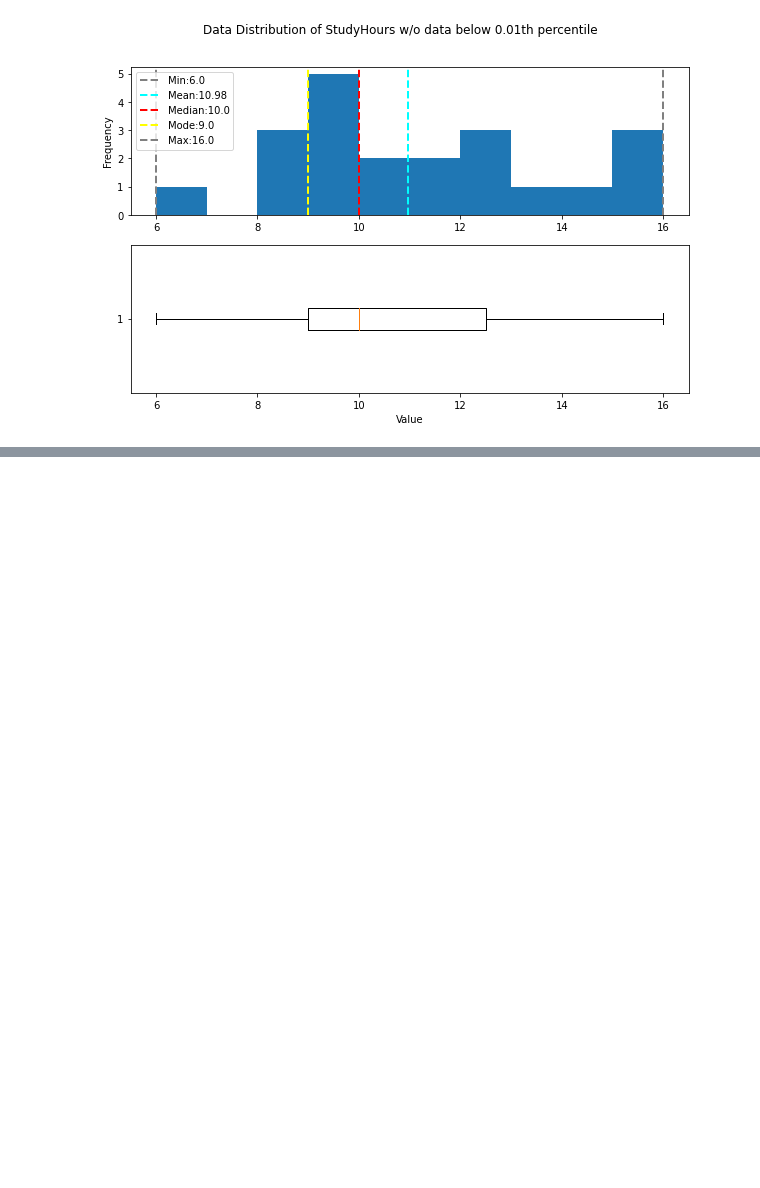
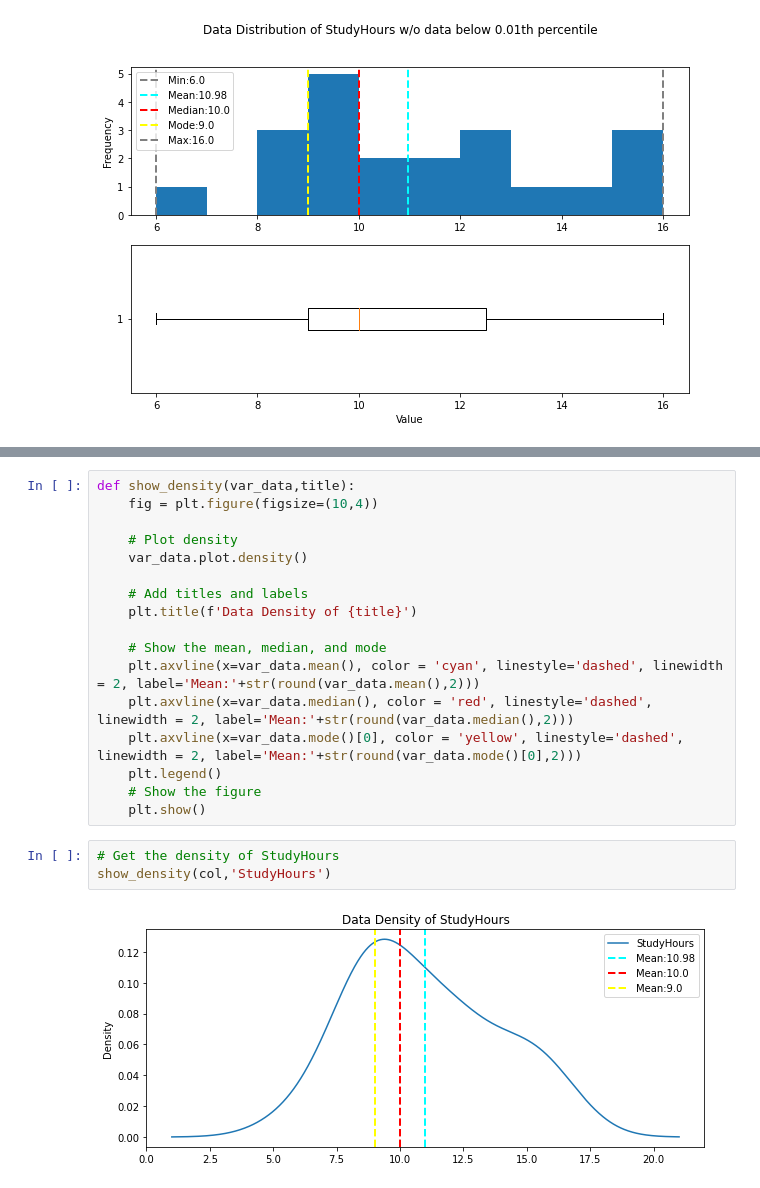
Before and after one commit to manojmanivannan/ms-machine-learning-path, a Jupyter notebook: Explore and Analyse data.ipynb, the cells around one changed output, grey strips where cells are left out. Saved outputs shown, nothing was run; the diff lists cells and outputs as text; blank space fills up the shorter version.

```diff
--- a/Explore and Analyse data.ipynb
+++ b/Explore and Analyse data.ipynb
@@ -159,0 +169,22 @@ Maximum:16.00
+# %%
+def show_density(var_data,title):
+    fig = plt.figure(figsize=(10,4))
+
+    # Plot density
+    var_data.plot.density()
+
+    # Add titles and labels
+    plt.title(f'Data Density of {title}')
+
+    # Show the mean, median, and mode
+    plt.axvline(x=var_data.mean(), color = 'cyan', linestyle='dashed', linewidth = 2, label='Mean:'+str(round(var_data.mean(),2)))
+    plt.axvline(x=var_data.median(), color = 'red', linestyle='dashed', linewidth = 2, label='Mean:'+str(round(var_data.median(),2)))
+    plt.axvline(x=var_data.mode()[0], color = 'yellow', linestyle='dashed', linewidth = 2, label='Mean:'+str(round(var_data.mode()[0],2)))
+    plt.legend()
+    # Show the figure
+    plt.show()
+# %%
+# Get the density of StudyHours
+show_density(col,'StudyHours')
+# %% [output]
+[figure, added]
```
Also changed, not shown: parts of 29 cells of this notebook, 5 other files.
